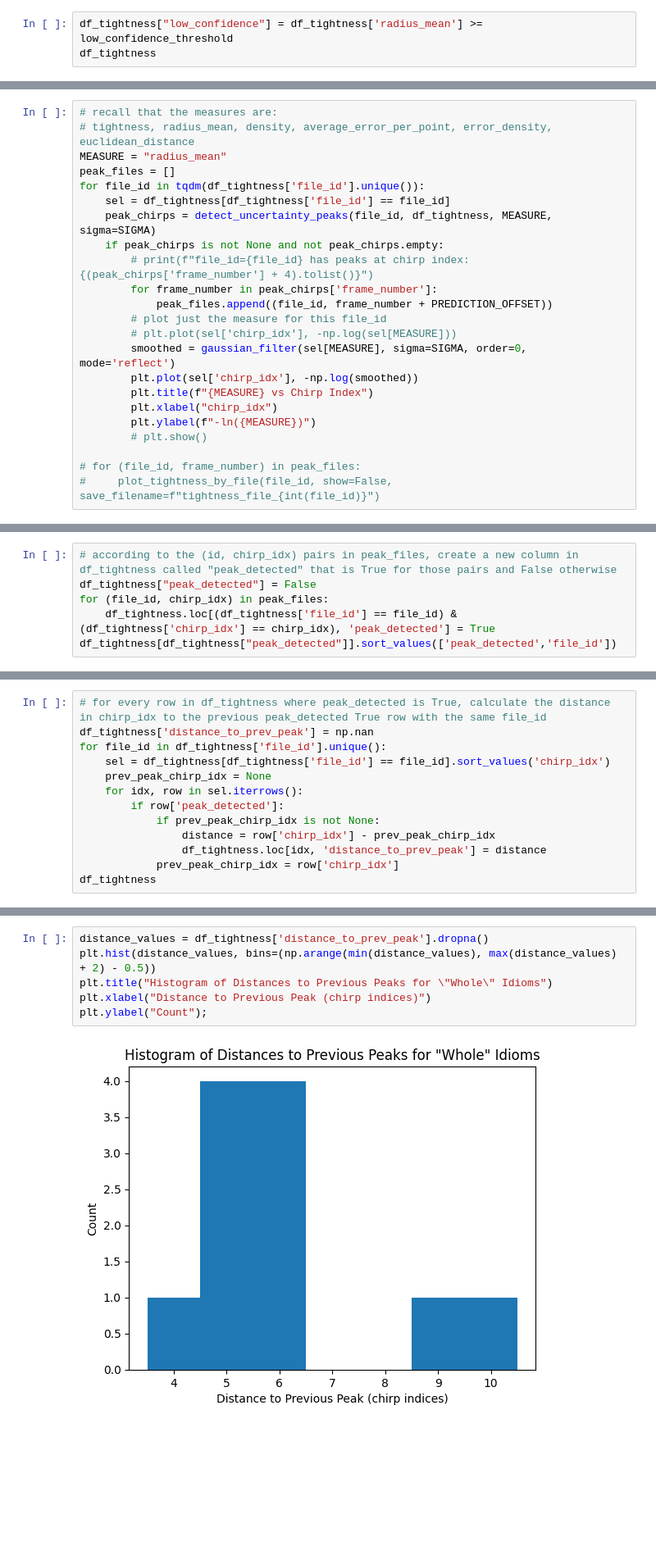
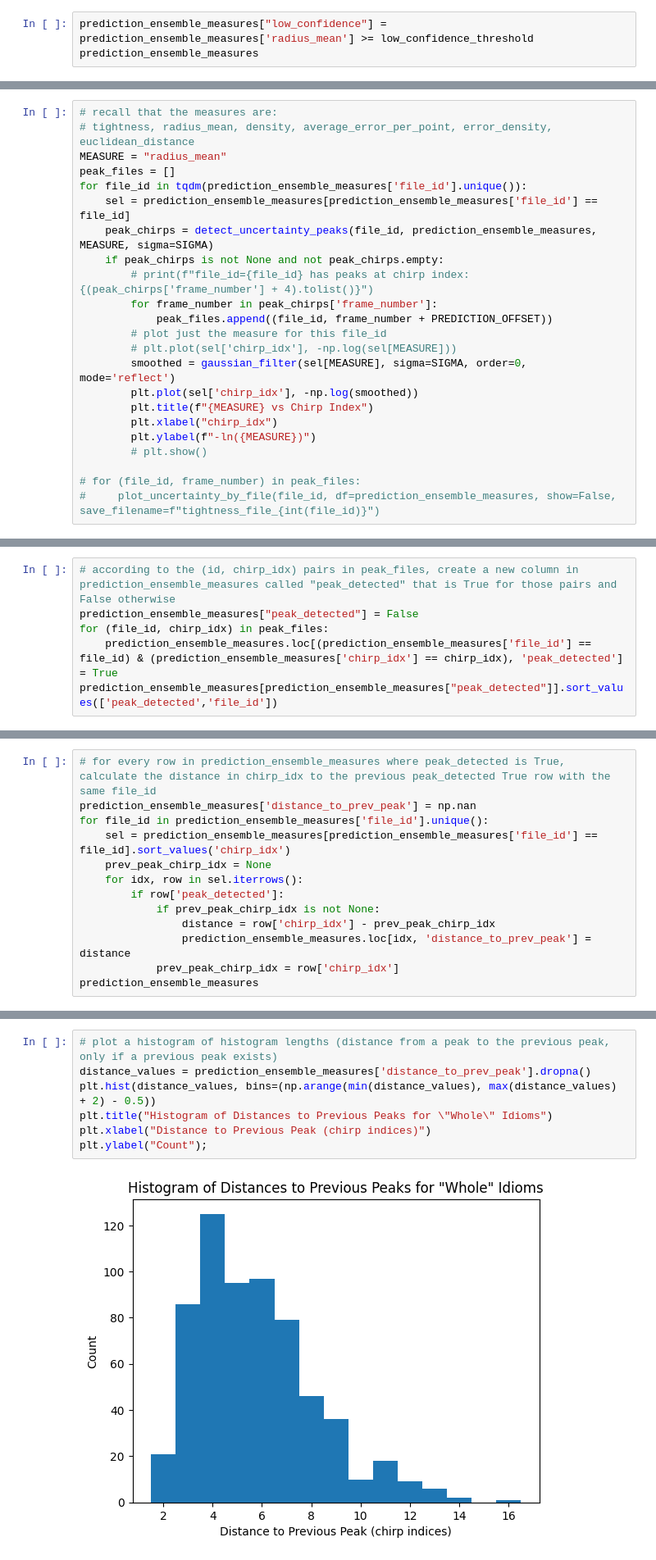
Before and after one commit to paepcke/bats, a Jupyter notebook: src/andrew/intermodel_confidence.ipynb, the cells around one changed output, grey strips where cells are left out. Shown at 82% size. Cells and saved outputs as stored; diff of their text form; blank space fills up the shorter version.

```diff
--- a/src/andrew/intermodel_confidence.ipynb
+++ b/src/andrew/intermodel_confidence.ipynb
@@ -370,5 +207,5 @@ low_confidence_indices = df_tightness.index[df_tightness['radius_mean'] >= low_c
 # %%
-df_tightness["low_confidence"] = df_tightness['radius_mean'] >= low_confidence_threshold
-df_tightness
+prediction_ensemble_measures["low_confidence"] = prediction_ensemble_measures['radius_mean'] >= low_confidence_threshold
+prediction_ensemble_measures
 # %% [output]
 |  | file_id | chirp_idx | tightness | radius_mean | density | average_error_per_point | error_density | ... |
@@ -687,9 +378,9 @@ t-test against large value: TtestResult(statistic=1.4999374254986506, pvalue=0.9
 # tightness, radius_mean, density, average_error_per_point, error_density, euclidean_distance
 MEASURE = "radius_mean"
 peak_files = []
-for file_id in tqdm(df_tightness['file_id'].unique()):
-    sel = df_tightness[df_tightness['file_id'] == file_id]
-    peak_chirps = detect_uncertainty_peaks(file_id, df_tightness, MEASURE, sigma=SIGMA)
+for file_id in tqdm(prediction_ensemble_measures['file_id'].unique()):
+    sel = prediction_ensemble_measures[prediction_ensemble_measures['file_id'] == file_id]
+    peak_chirps = detect_uncertainty_peaks(file_id, prediction_ensemble_measures, MEASURE, sigma=SIGMA)
     if peak_chirps is not None and not peak_chirps.empty:
         # print(f"file_id={file_id} has peaks at chirp index: {(peak_chirps['frame_number'] + 4).tolist()}")
         for frame_number in peak_chirps['frame_number']:
@@ -704,5 +395,5 @@ for file_id in tqdm(df_tightness['file_id'].unique()):
         # plt.show()
 
 # for (file_id, frame_number) in peak_files:
-#     plot_tightness_by_file(file_id, show=False, save_filename=f"tightness_file_{int(file_id)}")
+#     plot_uncertainty_by_file(file_id, df=prediction_ensemble_measures, show=False, save_filename=f"tightness_file_{int(file_id)}")
 # %% [output]
@@ -727,8 +418,8 @@ ipykernel_launcher.py(13239): 2026-01-31 21:25:08,210;INFO: Found 1 scenes
 # %%
-# according to the (id, chirp_idx) pairs in peak_files, create a new column in df_tightness called "peak_detected" that is True for those pairs and False otherwise
-df_tightness["peak_detected"] = False
+# according to the (id, chirp_idx) pairs in peak_files, create a new column in prediction_ensemble_measures called "peak_detected" that is True for those pairs and False otherwise
+prediction_ensemble_measures["peak_detected"] = False
 for (file_id, chirp_idx) in peak_files:
-    df_tightness.loc[(df_tightness['file_id'] == file_id) & (df_tightness['chirp_idx'] == chirp_idx), 'peak_detected'] = True
-df_tightness[df_tightness["peak_detected"]].sort_values(['peak_detected','file_id'])
+    prediction_ensemble_measures.loc[(prediction_ensemble_measures['file_id'] == file_id) & (prediction_ensemble_measures['chirp_idx'] == chirp_idx), 'peak_detected'] = True
+prediction_ensemble_measures[prediction_ensemble_measures["peak_detected"]].sort_values(['peak_detected','file_id'])
 # %% [output]
 |  | file_id | chirp_idx | tightness | radius_mean | density | average_error_per_point | error_density | ... |
@@ -762,15 +451,15 @@ mean peak chirp index: 8.978260869565217 median peak chirp index: 8.0
 # %%
-# for every row in df_tightness where peak_detected is True, calculate the distance in chirp_idx to the previous peak_detected True row with the same file_id
-df_tightness['distance_to_prev_peak'] = np.nan
-for file_id in df_tightness['file_id'].unique():
-    sel = df_tightness[df_tightness['file_id'] == file_id].sort_values('chirp_idx')
+# for every row in prediction_ensemble_measures where peak_detected is True, calculate the distance in chirp_idx to the previous peak_detected True row with the same file_id
+prediction_ensemble_measures['distance_to_prev_peak'] = np.nan
+for file_id in prediction_ensemble_measures['file_id'].unique():
+    sel = prediction_ensemble_measures[prediction_ensemble_measures['file_id'] == file_id].sort_values('chirp_idx')
     prev_peak_chirp_idx = None
     for idx, row in sel.iterrows():
         if row['peak_detected']:
             if prev_peak_chirp_idx is not None:
                 distance = row['chirp_idx'] - prev_peak_chirp_idx
-                df_tightness.loc[idx, 'distance_to_prev_peak'] = distance
+                prediction_ensemble_measures.loc[idx, 'distance_to_prev_peak'] = distance
             prev_peak_chirp_idx = row['chirp_idx']
-df_tightness
+prediction_ensemble_measures
 # %% [output]
 |  | file_id | chirp_idx | tightness | radius_mean | density | average_error_per_point | error_density | ... |
@@ -789,9 +478,10 @@ df_tightness
 # %%
-distance_values = df_tightness['distance_to_prev_peak'].dropna()
+# plot a histogram of histogram lengths (distance from a peak to the previous peak, only if a previous peak exists)
+distance_values = prediction_ensemble_measures['distance_to_prev_peak'].dropna()
 plt.hist(distance_values, bins=(np.arange(min(distance_values), max(distance_values) + 2) - 0.5))
 plt.title("Histogram of Distances to Previous Peaks for \"Whole\" Idioms")
 plt.xlabel("Distance to Previous Peak (chirp indices)")
 plt.ylabel("Count");
 # %% [output]
-[figure, old version]
+[figure, new version]
 # %%
```
Also changed, not shown: parts of 100 cells of this notebook, 2 other files.
